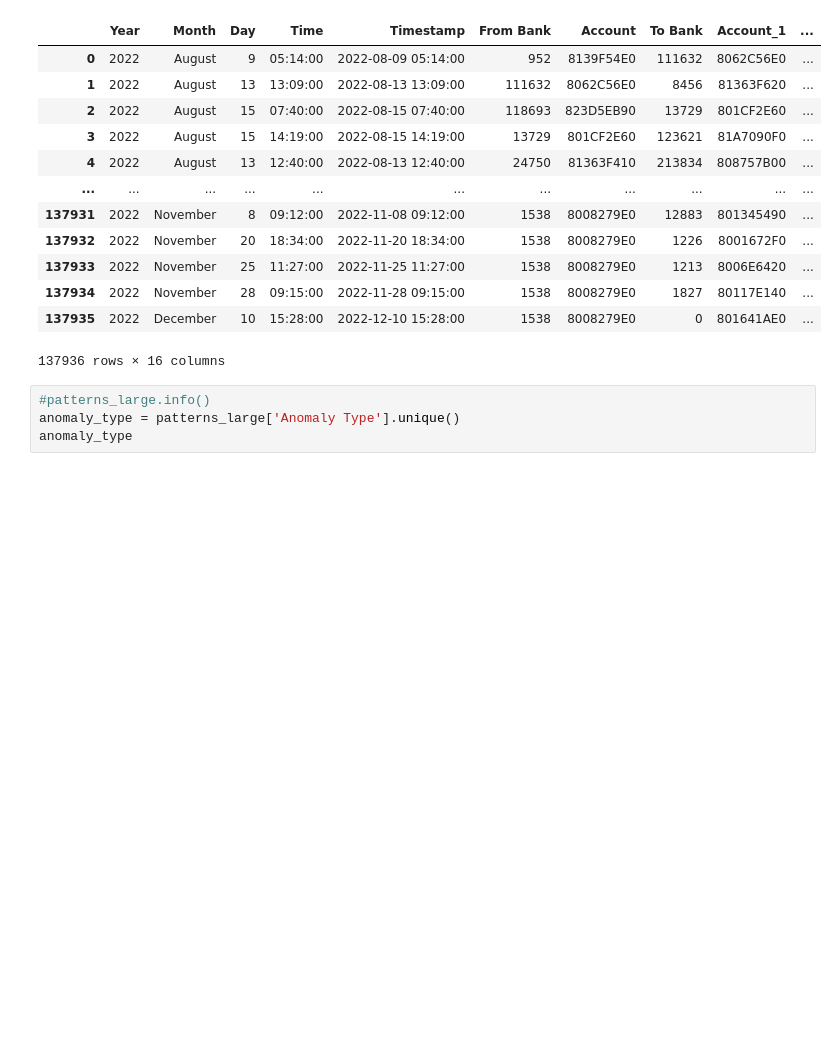
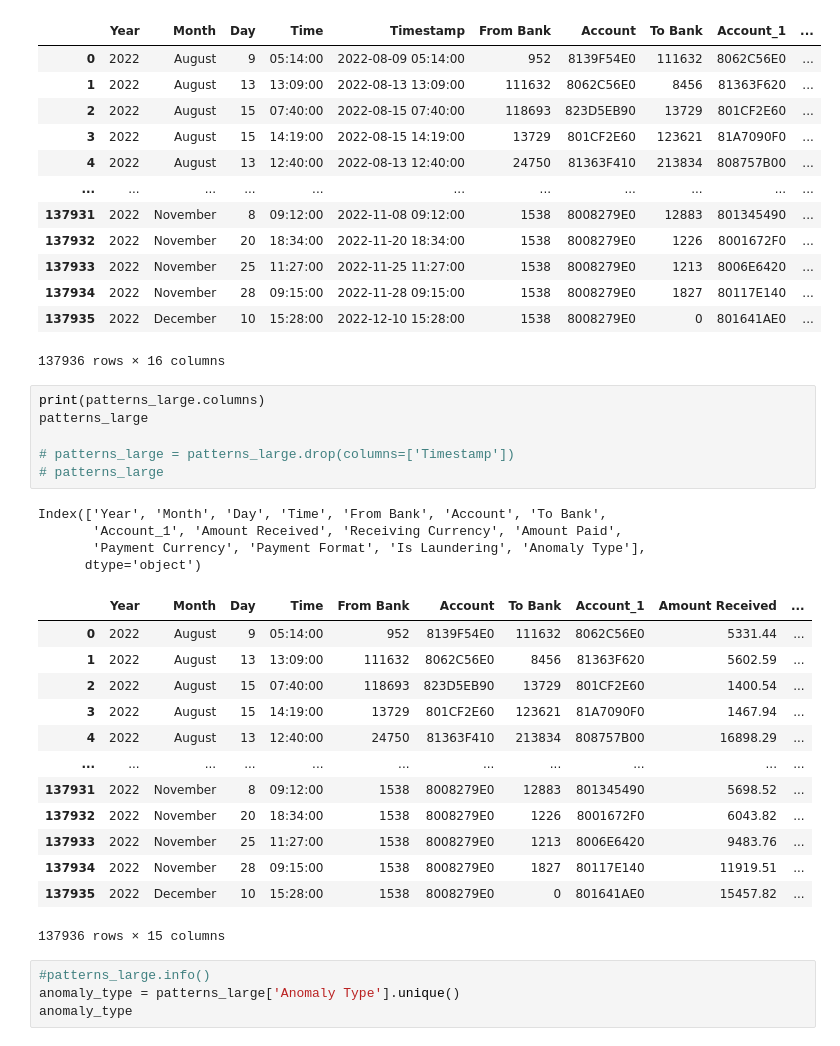
Before and after one commit to ElizabethSeth/med, a Jupyter notebook: notebooks/data_upload.ipynb, the cells around one changed output. Drawn from its saved outputs; the diff is of its cells as text; blank space fills up the shorter version.

```diff
--- a/notebooks/data_upload.ipynb
+++ b/notebooks/data_upload.ipynb
@@ -284,6 +284,30 @@ patterns_large
 | 137934 | 2022 | November | 28 | 09:15:00 | 2022-11-28 09:15:00 | 1538 | 8008279E0 | 1827 | 80117E140 | ... |
 | 137935 | 2022 | December | 10 | 15:28:00 | 2022-12-10 15:28:00 | 1538 | 8008279E0 | 0 | 801641AE0 | ... |
 137936 rows × 16 columns
+# %%
+print(patterns_large.columns)
+patterns_large
+
+# patterns_large = patterns_large.drop(columns=['Timestamp'])
+# patterns_large
+# %% [output]
+Index(['Year', 'Month', 'Day', 'Time', 'From Bank', 'Account', 'To Bank',
+       'Account_1', 'Amount Received', 'Receiving Currency', 'Amount Paid',
+       'Payment Currency', 'Payment Format', 'Is Laundering', 'Anomaly Type'],
+      dtype='object')
+|  | Year | Month | Day | Time | From Bank | Account | To Bank | Account_1 | Amount Received | ... |
+| 0 | 2022 | August | 9 | 05:14:00 | 952 | 8139F54E0 | 111632 | 8062C56E0 | 5331.44 | ... |
+| 1 | 2022 | August | 13 | 13:09:00 | 111632 | 8062C56E0 | 8456 | 81363F620 | 5602.59 | ... |
+| 2 | 2022 | August | 15 | 07:40:00 | 118693 | 823D5EB90 | 13729 | 801CF2E60 | 1400.54 | ... |
+| 3 | 2022 | August | 15 | 14:19:00 | 13729 | 801CF2E60 | 123621 | 81A7090F0 | 1467.94 | ... |
+| 4 | 2022 | August | 13 | 12:40:00 | 24750 | 81363F410 | 213834 | 808757B00 | 16898.29 | ... |
+| ... | ... | ... | ... | ... | ... | ... | ... | ... | ... | ... |
+| 137931 | 2022 | November | 8 | 09:12:00 | 1538 | 8008279E0 | 12883 | 801345490 | 5698.52 | ... |
+| 137932 | 2022 | November | 20 | 18:34:00 | 1538 | 8008279E0 | 1226 | 8001672F0 | 6043.82 | ... |
+| 137933 | 2022 | November | 25 | 11:27:00 | 1538 | 8008279E0 | 1213 | 8006E6420 | 9483.76 | ... |
+| 137934 | 2022 | November | 28 | 09:15:00 | 1538 | 8008279E0 | 1827 | 80117E140 | 11919.51 | ... |
+| 137935 | 2022 | December | 10 | 15:28:00 | 1538 | 8008279E0 | 0 | 801641AE0 | 15457.82 | ... |
+137936 rows × 15 columns
 # %%
 #patterns_large.info()
 anomaly_type = patterns_large['Anomaly Type'].unique()
```
